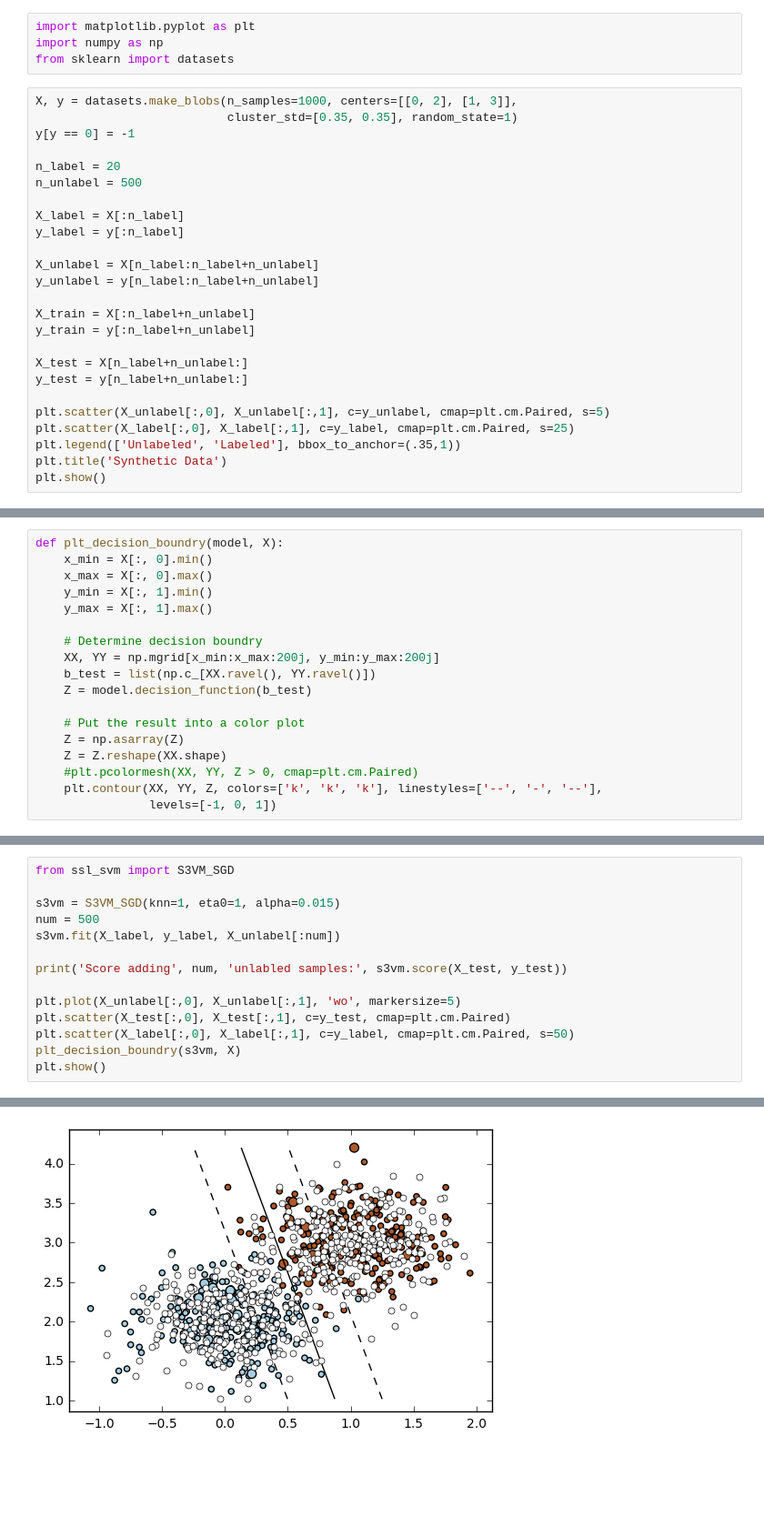
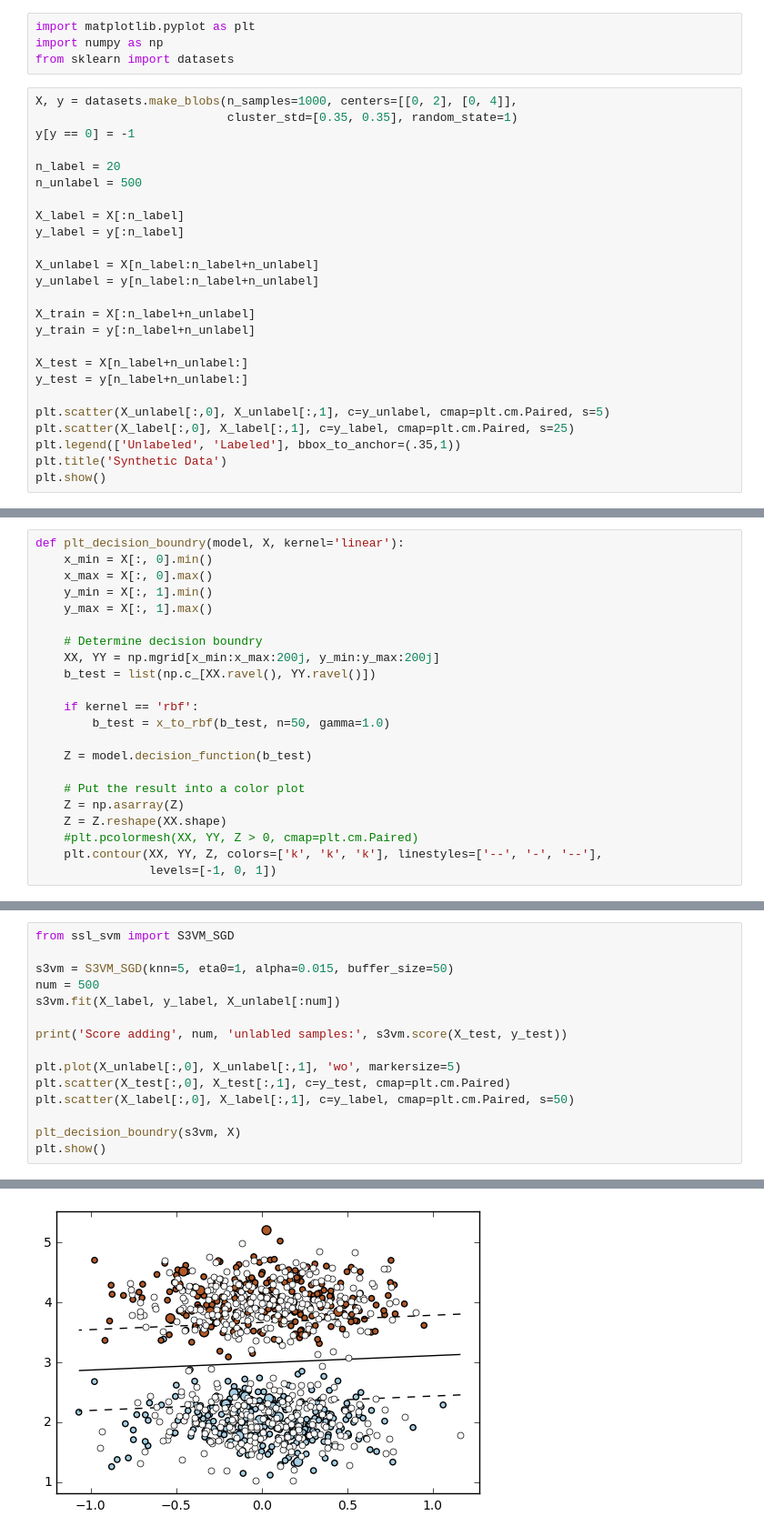
Before and after one commit to dancoombs/s3vm-sgd, a Jupyter notebook: s3vm_sgd_test.ipynb, the cells around one changed output, grey strips where cells are left out. Shown at 91% size. Saved outputs shown, nothing was run; the diff lists cells and outputs as text; blank space fills up the shorter version.

```diff
--- a/s3vm_sgd_test.ipynb
+++ b/s3vm_sgd_test.ipynb
@@ -3,7 +3,7 @@ import matplotlib.pyplot as plt
 import numpy as np
 from sklearn import datasets
 # %%
-X, y = datasets.make_blobs(n_samples=1000, centers=[[0, 2], [1, 3]],
+X, y = datasets.make_blobs(n_samples=1000, centers=[[0, 2], [0, 4]],
                            cluster_std=[0.35, 0.35], random_state=1)
 y[y == 0] = -1
 
@@ -32,5 +32,5 @@ plt.show()
 # %%
-def plt_decision_boundry(model, X):
+def plt_decision_boundry(model, X, kernel='linear'):
     x_min = X[:, 0].min()
     x_max = X[:, 0].max()
     y_min = X[:, 1].min()
@@ -39,6 +39,10 @@ def plt_decision_boundry(model, X):
     # Determine decision boundry
     XX, YY = np.mgrid[x_min:x_max:200j, y_min:y_max:200j]
     b_test = list(np.c_[XX.ravel(), YY.ravel()])
+
+    if kernel == 'rbf':
+        b_test = x_to_rbf(b_test, n=50, gamma=1.0)
+
     Z = model.decision_function(b_test)
 
     # Put the result into a color plot
@@ -78,7 +84,7 @@ Score on all train data in SGD: 0.95625
 # %%
 from ssl_svm import S3VM_SGD
 
-s3vm = S3VM_SGD(knn=1, eta0=1, alpha=0.015)
+s3vm = S3VM_SGD(knn=5, eta0=1, alpha=0.015, buffer_size=50)
 num = 500
 s3vm.fit(X_label, y_label, X_unlabel[:num])
 
@@ -87,6 +93,7 @@ print('Score adding', num, 'unlabled samples:', s3vm.score(X_test, y_test))
 plt.plot(X_unlabel[:,0], X_unlabel[:,1], 'wo', markersize=5)
 plt.scatter(X_test[:,0], X_test[:,1], c=y_test, cmap=plt.cm.Paired)
 plt.scatter(X_label[:,0], X_label[:,1], c=y_label, cmap=plt.cm.Paired, s=50)
+
 plt_decision_boundry(s3vm, X)
 plt.show()
 # %% [output]
@@ -94,4 +102,4 @@ Score adding 500 unlabled samples: 0.960416666667
-[figure, old version]
+[figure, new version]
 # %%
 from svm_custom import SVM
 
```
Also changed, not shown: parts of 10 cells of this notebook, 2 other files.
